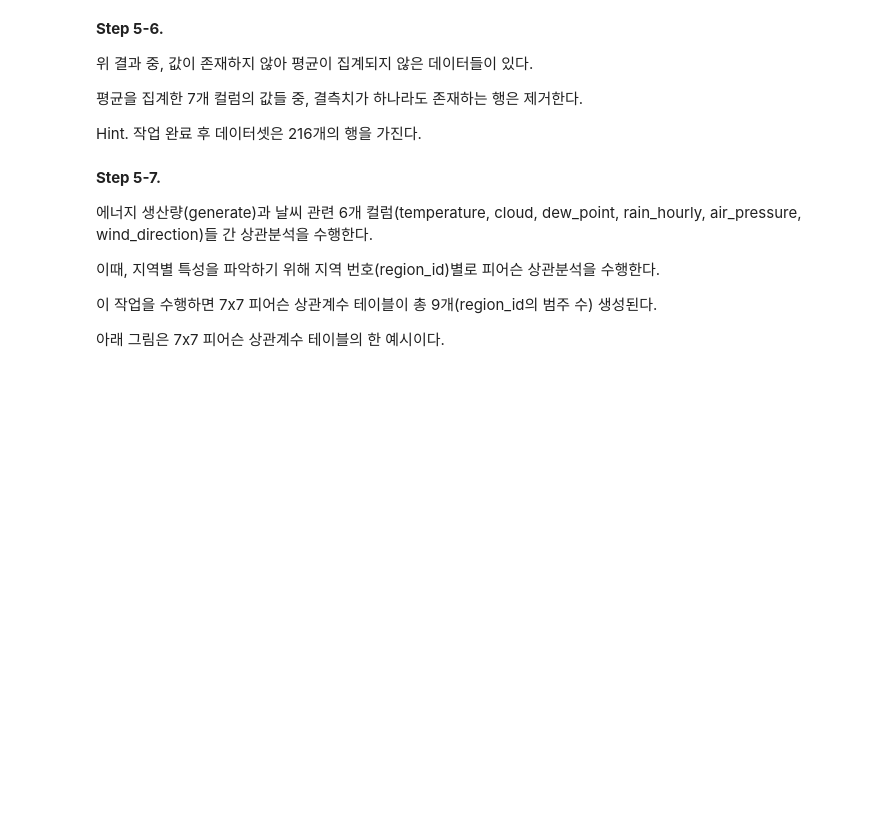
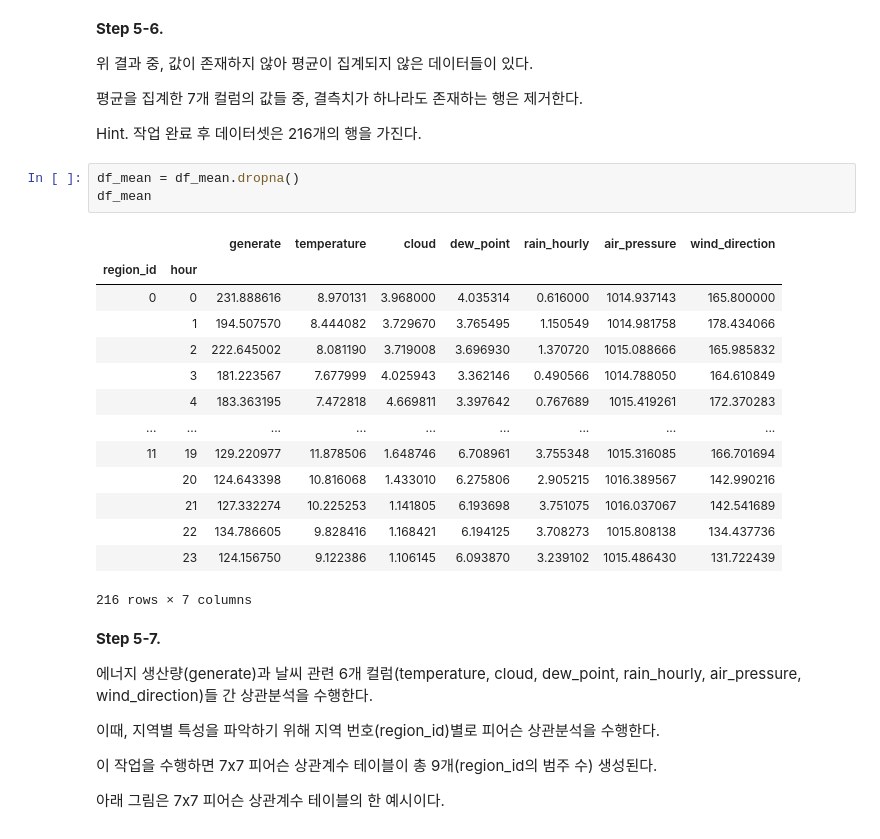
Before and after one commit to sunkusun9/prods_pro, a Jupyter notebook: prof2103_prob2.ipynb, the cells around one changed output. Cells and saved outputs as stored; diff of their text form; blank space fills up the shorter version.

```diff
--- a/prof2103_prob2.ipynb
+++ b/prof2103_prob2.ipynb
@@ -353,6 +530,24 @@ String type의 날짜를 datetime type으로 변환한 후, datetime.timedelta(h
 평균을 집계한 7개 컬럼의 값들 중, 결측치가 하나라도 존재하는 행은 제거한다.
 
 Hint. 작업 완료 후 데이터셋은 216개의 행을 가진다.
+# %%
+df_mean = df_mean.dropna()
+df_mean
+# %% [output]
+|  |  | generate | temperature | cloud | dew_point | rain_hourly | air_pressure | wind_direction |
+| region_id | hour |  |  |  |  |  |  |  |
+| 0 | 0 | 231.888616 | 8.970131 | 3.968000 | 4.035314 | 0.616000 | 1014.937143 | 165.800000 |
+|  | 1 | 194.507570 | 8.444082 | 3.729670 | 3.765495 | 1.150549 | 1014.981758 | 178.434066 |
+|  | 2 | 222.645002 | 8.081190 | 3.719008 | 3.696930 | 1.370720 | 1015.088666 | 165.985832 |
+|  | 3 | 181.223567 | 7.677999 | 4.025943 | 3.362146 | 0.490566 | 1014.788050 | 164.610849 |
+|  | 4 | 183.363195 | 7.472818 | 4.669811 | 3.397642 | 0.767689 | 1015.419261 | 172.370283 |
+| ... | ... | ... | ... | ... | ... | ... | ... | ... |
+| 11 | 19 | 129.220977 | 11.878506 | 1.648746 | 6.708961 | 3.755348 | 1015.316085 | 166.701694 |
+|  | 20 | 124.643398 | 10.816068 | 1.433010 | 6.275806 | 2.905215 | 1016.389567 | 142.990216 |
+|  | 21 | 127.332274 | 10.225253 | 1.141805 | 6.193698 | 3.751075 | 1016.037067 | 142.541689 |
+|  | 22 | 134.786605 | 9.828416 | 1.168421 | 6.194125 | 3.708273 | 1015.808138 | 134.437736 |
+|  | 23 | 124.156750 | 9.122386 | 1.106145 | 6.093870 | 3.239102 | 1015.486430 | 131.722439 |
+216 rows × 7 columns
 # %% [markdown]
 **Step 5-7.**
 
```
Also changed, not shown: parts of 22 cells of this notebook.
